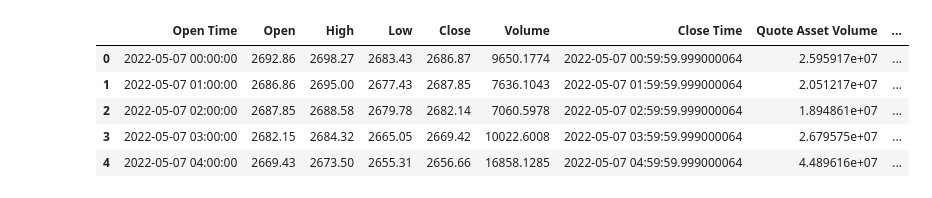
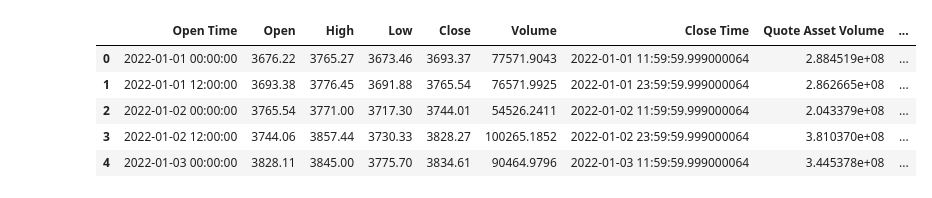
Before and after one commit to infantiablue/crypto-ta, a Jupyter notebook: app/ta.ipynb, the cells around one changed output. Saved outputs shown, nothing was run; the diff lists cells and outputs as text; code cells hidden in the pictures.

```diff
--- a/app/ta.ipynb
+++ b/app/ta.ipynb
@@ -9,7 +9,7 @@ from binance import Client, ThreadedWebsocketManager, ThreadedDepthCacheManager
 API_KEY = os.environ.get('BINANCE_API_KEY')
 API_SECRET = os.environ.get('BINANCE_API_SECRET')
 
-client = Client(API_KEY, API_SECRET)®
+client = Client(API_KEY, API_SECRET)
 # %%
 # tickers = client.get_all_tickers()
 # ticker_dataframe = pd.DataFrame(tickers)
@@ -22,25 +22,25 @@ client = Client(API_KEY, API_SECRET)®
 # depth_dataframe.head()
 # %%
 # Getting historical data
-historical_data = client.get_historical_klines('ETHUSDT', Client.KLINE_INTERVAL_1HOUR, '7 May 2022', '20 Ma 2022')
+historical_data = client.get_historical_klines('ETHUSDT', Client.KLINE_INTERVAL_12HOUR, '1 Jan 2022', '20 May 2022')
 hist_df = pd.DataFrame(historical_data)
 hist_df.columns = ['Open Time', 'Open', 'High', 'Low', 'Close', 'Volume', 'Close Time', 'Quote Asset Volume',
                     'Number of Trades', 'TB Base Volume', 'TB Quote Volume', 'Ignore']
 hist_df['Open Time'] = pd.to_datetime(hist_df['Open Time']/1000, unit='s')
 hist_df['Close Time'] = pd.to_datetime(hist_df['Close Time']/1000, unit='s')
 numeric_columns = ['Open', 'High', 'Low', 'Close', 'Volume', 'Quote Asset Volume', 'TB Base Volume', 'TB Quote Volume']
 hist_df[numeric_columns] = hist_df[numeric_columns].apply(pd.to_numeric, axis=1)
 # hist_df.set_index('Open Time', inplace=True)
 # hist_df.info()
 hist_df.head()
 # hist_df['Volatility'].head()
 # %% [output]
 |  | Open Time | Open | High | Low | Close | Volume | Close Time | Quote Asset Volume | ... |
-| 0 | 2022-05-07 00:00:00 | 2692.86 | 2698.27 | 2683.43 | 2686.87 | 9650.1774 | 2022-05-07 00:59:59.999000064 | 2.595917e+07 | ... |
-| 1 | 2022-05-07 01:00:00 | 2686.86 | 2695.00 | 2677.43 | 2687.85 | 7636.1043 | 2022-05-07 01:59:59.999000064 | 2.051217e+07 | ... |
-| 2 | 2022-05-07 02:00:00 | 2687.85 | 2688.58 | 2679.78 | 2682.14 | 7060.5978 | 2022-05-07 02:59:59.999000064 | 1.894861e+07 | ... |
-| 3 | 2022-05-07 03:00:00 | 2682.15 | 2684.32 | 2665.05 | 2669.42 | 10022.6008 | 2022-05-07 03:59:59.999000064 | 2.679575e+07 | ... |
-| 4 | 2022-05-07 04:00:00 | 2669.43 | 2673.50 | 2655.31 | 2656.66 | 16858.1285 | 2022-05-07 04:59:59.999000064 | 4.489616e+07 | ... |
+| 0 | 2022-01-01 00:00:00 | 3676.22 | 3765.27 | 3673.46 | 3693.37 | 77571.9043 | 2022-01-01 11:59:59.999000064 | 2.884519e+08 | ... |
+| 1 | 2022-01-01 12:00:00 | 3693.38 | 3776.45 | 3691.88 | 3765.54 | 76571.9925 | 2022-01-01 23:59:59.999000064 | 2.862665e+08 | ... |
+| 2 | 2022-01-02 00:00:00 | 3765.54 | 3771.00 | 3717.30 | 3744.01 | 54526.2411 | 2022-01-02 11:59:59.999000064 | 2.043379e+08 | ... |
+| 3 | 2022-01-02 12:00:00 | 3744.06 | 3857.44 | 3730.33 | 3828.27 | 100265.1852 | 2022-01-02 23:59:59.999000064 | 3.810370e+08 | ... |
+| 4 | 2022-01-03 00:00:00 | 3828.11 | 3845.00 | 3775.70 | 3834.61 | 90464.9796 | 2022-01-03 11:59:59.999000064 | 3.445378e+08 | ... |
 # %%
 from ta.utils import dropna
 from ta.volatility import BollingerBands
```
Also changed, not shown: parts of 3 cells of this notebook, 3 other files.
